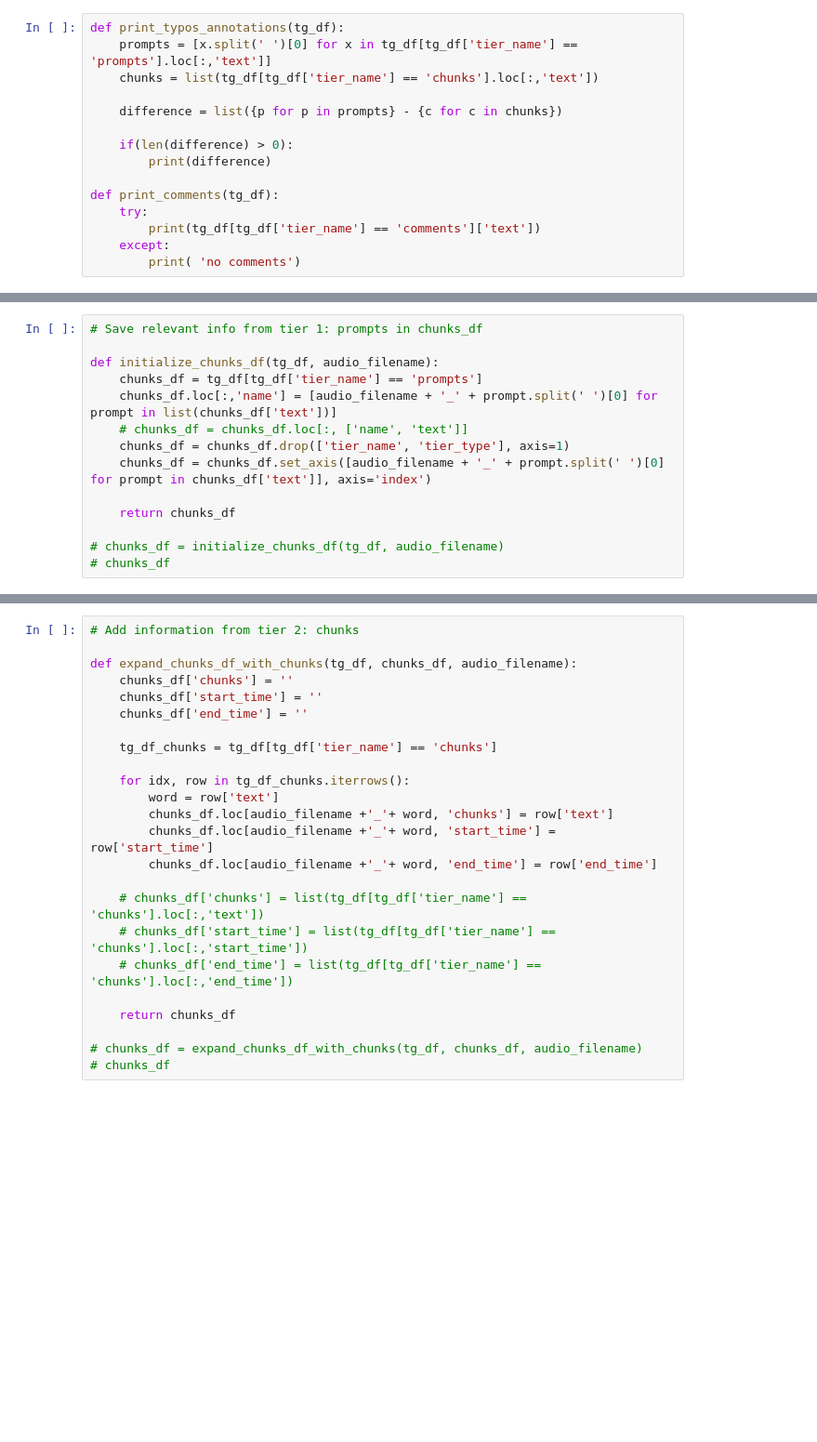
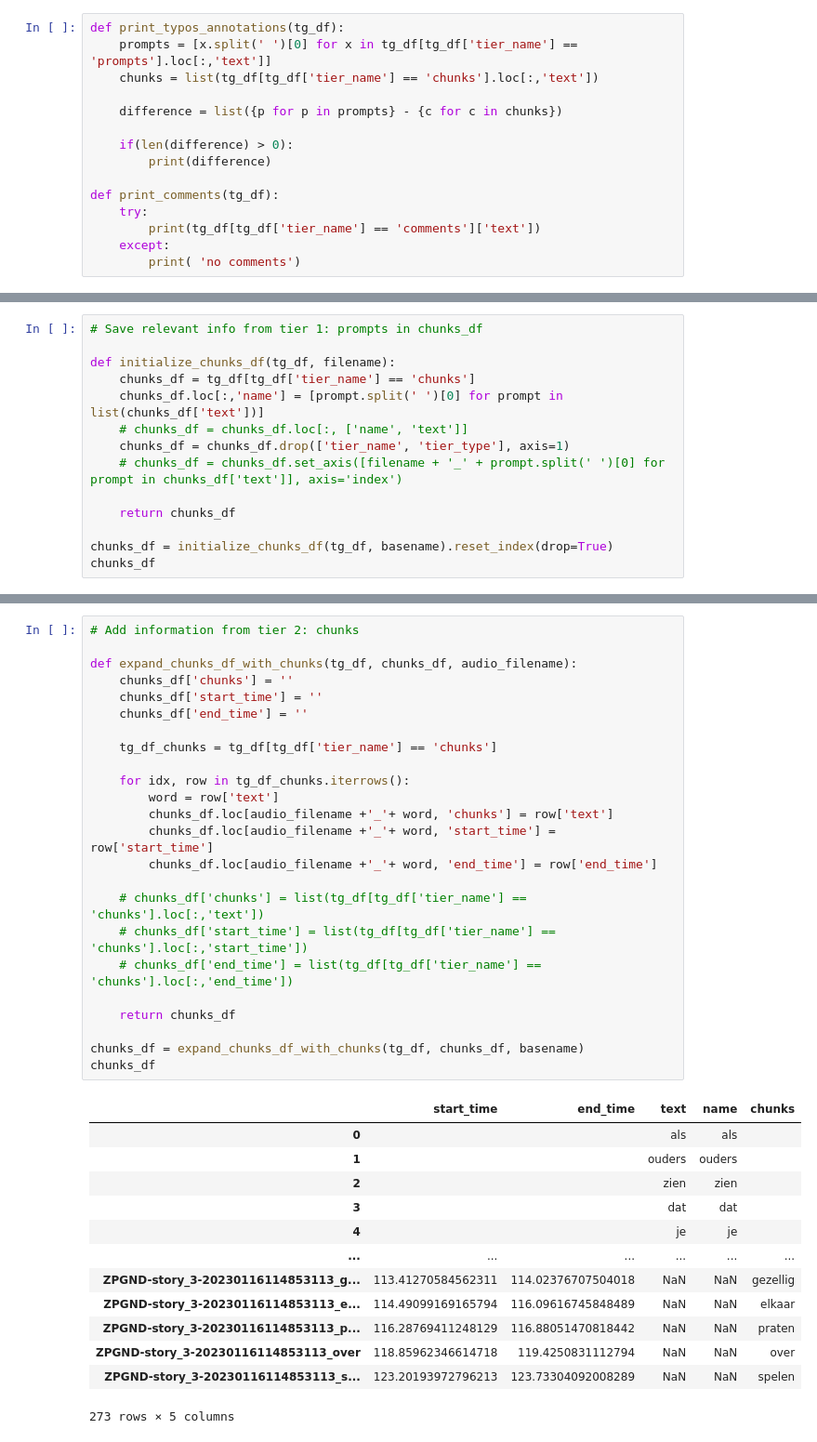
Before and after one commit to WiekeHarmsen/SERDA-experiment-repo, a Jupyter notebook: tg2-csv.ipynb, the cells around one changed output, grey strips where cells are left out. Shown at 93% size. Cells and saved outputs as stored; diff of their text form; blank space fills up the shorter version.

```diff
--- a/tg2-csv.ipynb
+++ b/tg2-csv.ipynb
@@ -60,14 +77,14 @@ def print_comments(tg_df):
 # %%
 # Save relevant info from tier 1: prompts in chunks_df
 
-def initialize_chunks_df(tg_df, audio_filename):
-    chunks_df = tg_df[tg_df['tier_name'] == 'prompts']
-    chunks_df.loc[:,'name'] = [audio_filename + '_' + prompt.split(' ')[0] for prompt in list(chunks_df['text'])]
+def initialize_chunks_df(tg_df, filename):
+    chunks_df = tg_df[tg_df['tier_name'] == 'chunks']
+    chunks_df.loc[:,'name'] = [prompt.split(' ')[0] for prompt in list(chunks_df['text'])]
     # chunks_df = chunks_df.loc[:, ['name', 'text']]
     chunks_df = chunks_df.drop(['tier_name', 'tier_type'], axis=1)
-    chunks_df = chunks_df.set_axis([audio_filename + '_' + prompt.split(' ')[0] for prompt in chunks_df['text']], axis='index')
+    # chunks_df = chunks_df.set_axis([filename + '_' + prompt.split(' ')[0] for prompt in chunks_df['text']], axis='index')
 
     return chunks_df
 
-# chunks_df = initialize_chunks_df(tg_df, audio_filename)
-# chunks_df
+chunks_df = initialize_chunks_df(tg_df, basename).reset_index(drop=True)
+chunks_df
@@ -74,27 +137,41 @@ def initialize_chunks_df(tg_df, audio_filename):
 # %%
 # Add information from tier 2: chunks
 
 def expand_chunks_df_with_chunks(tg_df, chunks_df, audio_filename):
     chunks_df['chunks'] = ''
     chunks_df['start_time'] = ''
     chunks_df['end_time'] = ''
 
     tg_df_chunks = tg_df[tg_df['tier_name'] == 'chunks']
 
     for idx, row in tg_df_chunks.iterrows():
         word = row['text']
         chunks_df.loc[audio_filename +'_'+ word, 'chunks'] = row['text']
         chunks_df.loc[audio_filename +'_'+ word, 'start_time'] = row['start_time']
         chunks_df.loc[audio_filename +'_'+ word, 'end_time'] = row['end_time']
 
     # chunks_df['chunks'] = list(tg_df[tg_df['tier_name'] == 'chunks'].loc[:,'text'])
     # chunks_df['start_time'] = list(tg_df[tg_df['tier_name'] == 'chunks'].loc[:,'start_time'])
     # chunks_df['end_time'] = list(tg_df[tg_df['tier_name'] == 'chunks'].loc[:,'end_time'])
 
     return chunks_df
 
-# chunks_df = expand_chunks_df_with_chunks(tg_df, chunks_df, audio_filename)
-# chunks_df
+chunks_df = expand_chunks_df_with_chunks(tg_df, chunks_df, basename)
+chunks_df
+# %% [output]
+|  | start_time | end_time | text | name | chunks |
+| 0 |  |  | als | als |  |
+| 1 |  |  | ouders | ouders |  |
+| 2 |  |  | zien | zien |  |
+| 3 |  |  | dat | dat |  |
+| 4 |  |  | je | je |  |
+| ... | ... | ... | ... | ... | ... |
+| ZPGND-story_3-20230116114853113_g... | 113.41270584562311 | 114.02376707504018 | NaN | NaN | gezellig |
+| ZPGND-story_3-20230116114853113_e... | 114.49099169165794 | 116.09616745848489 | NaN | NaN | elkaar |
+| ZPGND-story_3-20230116114853113_p... | 116.28769411248129 | 116.88051470818442 | NaN | NaN | praten |
+| ZPGND-story_3-20230116114853113_over | 118.85962346614718 | 119.4250831112794 | NaN | NaN | over |
+| ZPGND-story_3-20230116114853113_s... | 123.20193972796213 | 123.73304092008289 | NaN | NaN | spelen |
+273 rows × 5 columns
 # %%
 # Add information from the other tiers, that have attempt boundaries instead of chunk boundaries.
 # Match 0, 1, 2 or more attempts with one chunk.
```
Also changed, not shown: parts of 8 cells of this notebook, 9 other files.
